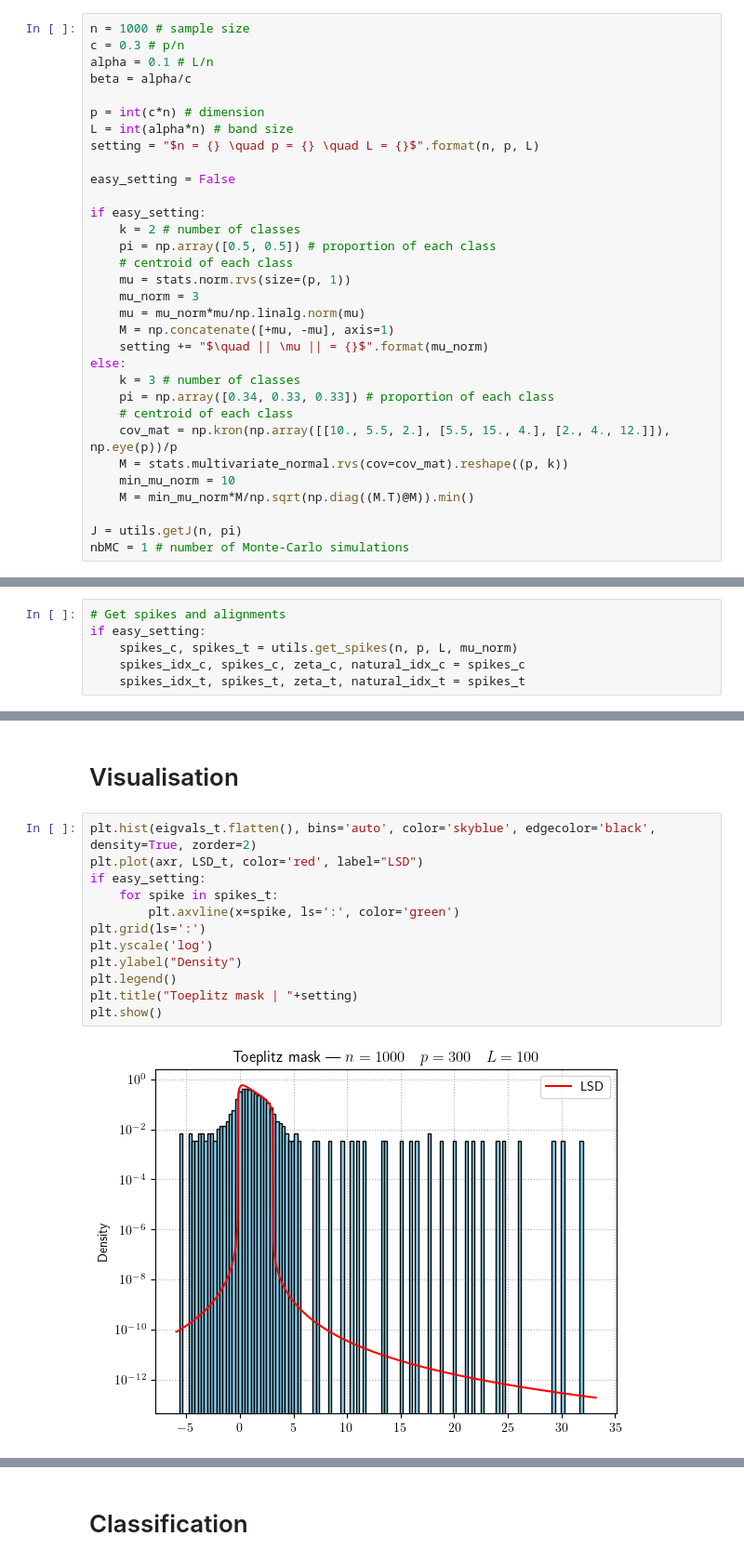
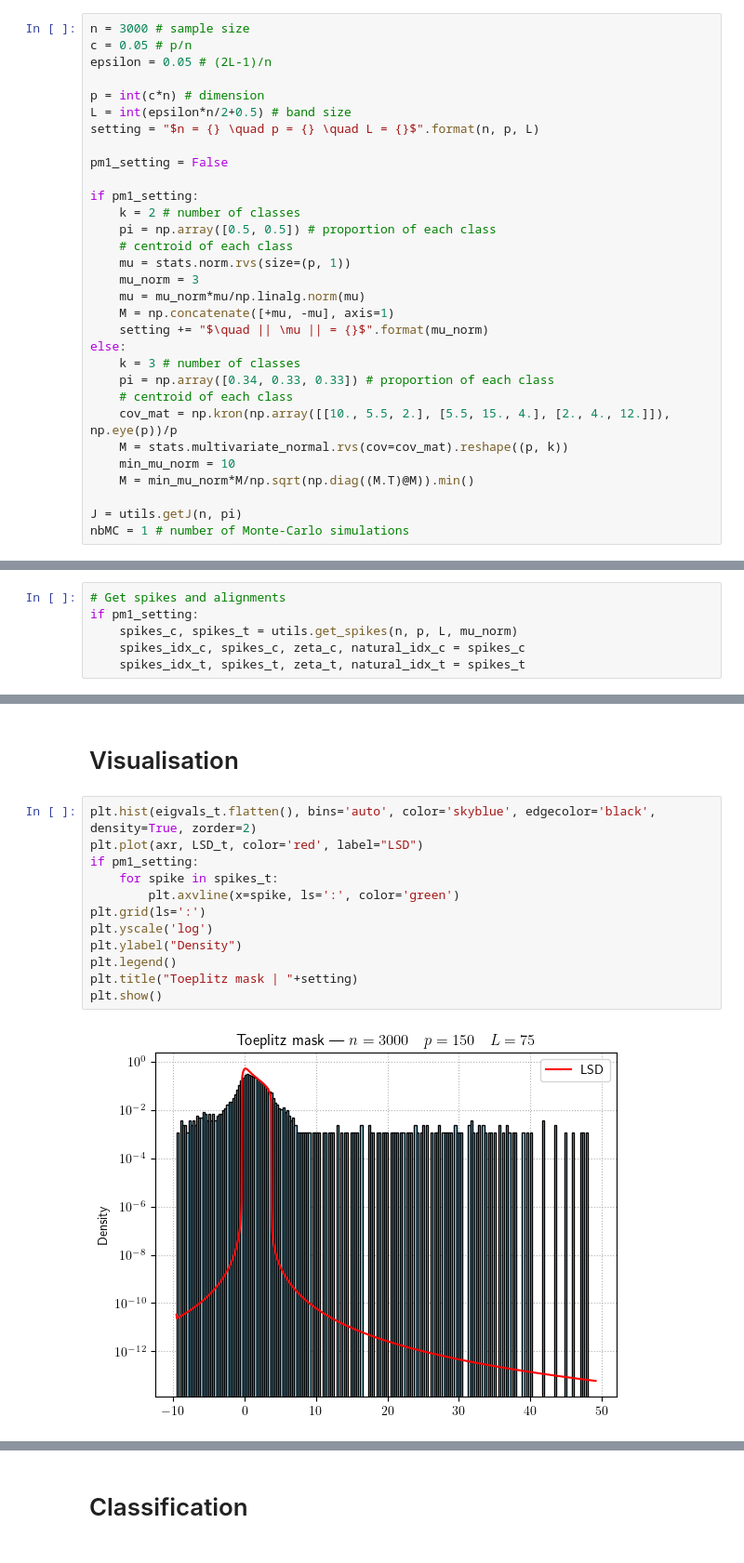
Before and after one commit to HugoLebeau/online_learning, a Jupyter notebook: Toeplitz puncturing.ipynb, the cells around one changed output, grey strips where cells are left out. Shown at 93% size. Cells and saved outputs as stored; diff of their text form.

```diff
--- a/Toeplitz puncturing.ipynb
+++ b/Toeplitz puncturing.ipynb
@@ -11,18 +11,17 @@ np.random.seed(14153)
 # %% [markdown]
 # Set parameters
 # %%
-n = 1000 # sample size
-c = 0.3 # p/n
-alpha = 0.1 # L/n
-beta = alpha/c
+n = 3000 # sample size
+c = 0.05 # p/n
+epsilon = 0.05 # (2L-1)/n
 
 p = int(c*n) # dimension
-L = int(alpha*n) # band size
+L = int(epsilon*n/2+0.5) # band size
 setting = "$n = {} \quad p = {} \quad L = {}$".format(n, p, L)
 
-easy_setting = False
+pm1_setting = False
 
-if easy_setting:
+if pm1_setting:
     k = 2 # number of classes
     pi = np.array([0.5, 0.5]) # proportion of each class
     # centroid of each class
@@ -66,7 +65,7 @@ LSD_t = (1/(1-axr-eta0_t)).imag/np.pi
 LSD_c = (1/(1-axr-eta0_c)).imag/np.pi
 # %%
 # Get spikes and alignments
-if easy_setting:
+if pm1_setting:
     spikes_c, spikes_t = utils.get_spikes(n, p, L, mu_norm)
     spikes_idx_c, spikes_c, zeta_c, natural_idx_c = spikes_c
     spikes_idx_t, spikes_t, zeta_t, natural_idx_t = spikes_t
@@ -75,14 +77,14 @@ if easy_setting:
 # %%
 plt.hist(eigvals_t.flatten(), bins='auto', color='skyblue', edgecolor='black', density=True, zorder=2)
 plt.plot(axr, LSD_t, color='red', label="LSD")
-if easy_setting:
+if pm1_setting:
     for spike in spikes_t:
         plt.axvline(x=spike, ls=':', color='green')
 plt.grid(ls=':')
 plt.yscale('log')
 plt.ylabel("Density")
 plt.legend()
 plt.title("Toeplitz mask | "+setting)
 plt.show()
 # %% [output]
-[figure, old version]
+[figure, new version]
```
Also changed, not shown: parts of 8 cells of this notebook.
